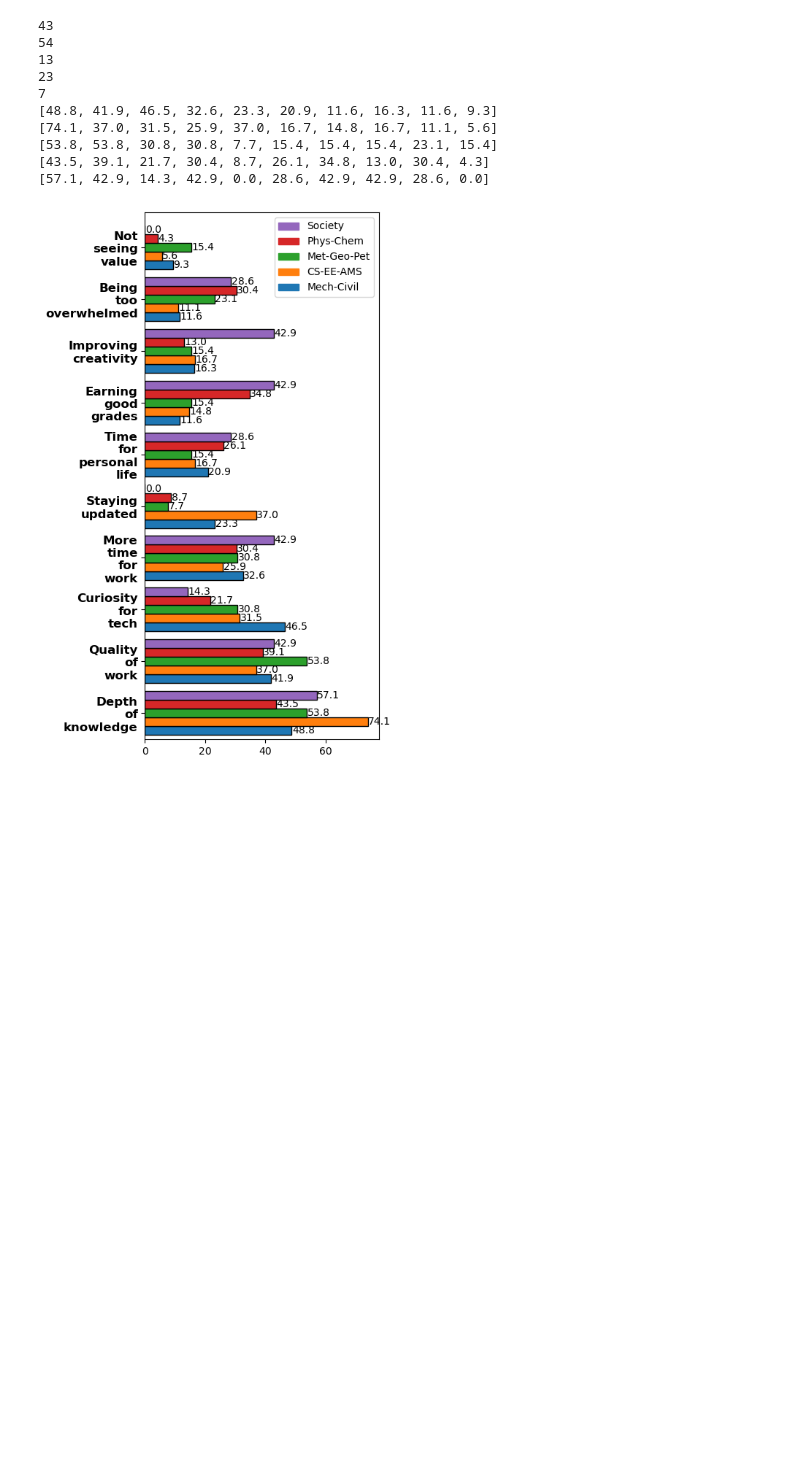
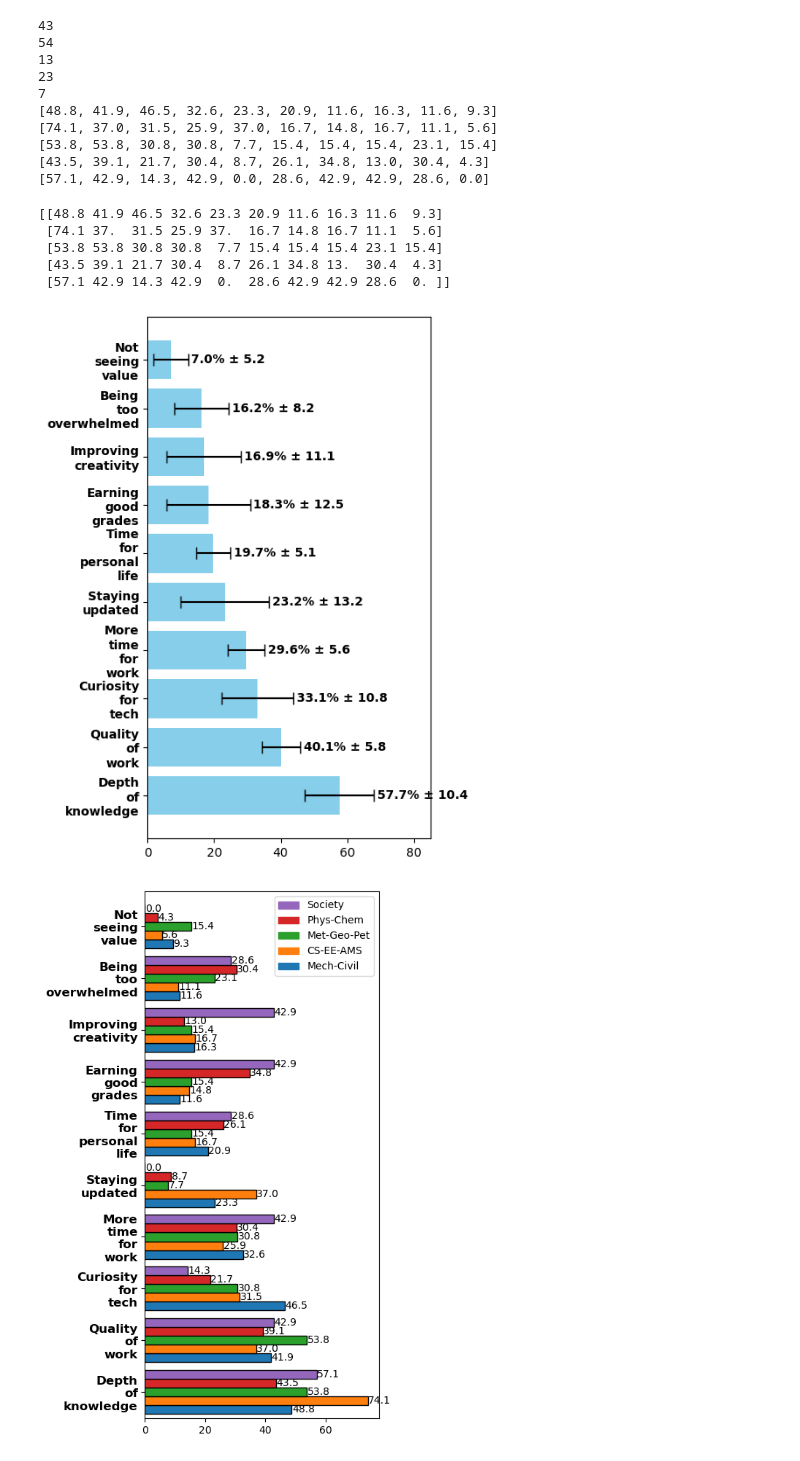
Before and after one commit to JesanOvi/GenAI-Survey-Analysis, a Jupyter notebook: note_books/main_notebook.ipynb, the cells around one changed output. Saved outputs shown, nothing was run; the diff lists cells and outputs as text; code cells hidden in the pictures; blank space fills up the shorter version.

```diff
--- a/note_books/main_notebook.ipynb
+++ b/note_books/main_notebook.ipynb
@@ -1046,3 +1153,23 @@ print(c1)
 # %% [output]
 [0, 4, 3, 2, 1, 0]
 [21, 18, 20, 14, 10, 9, 5, 7, 5, 4]
+# %%
+c1_copy = c1
+c2_copy = c2
+c3_copy = c3
+c4_copy = c4
+c5_copy = c5
+
+
+print(c1_copy)
+print(c2_copy)
+print(c3_copy)
+print(c4_copy)
+print(c5_copy)
+
+agg = aggregated_count(c1, c2, c3, c4, c5)
+#print(agg)
+
+for i in range (len(agg)):
+    agg[i] = round((agg[i]/(142)*100), 1)
+print(agg)
@@ -1090,6 +1224,25 @@ categories = [
     'Being too overwhelmed',     # Simplified from 'Being too overwhelmed'
     'Not seeing value'         # Simplified from 'Not seening value'
 ]
+# %%
+cluster = np.array([
+    c1,
+    c2,
+    c3,
+    c4,
+    c5
+])
+print(cluster)
+# %% [output]
+[[48.8 41.9 46.5 32.6 23.3 20.9 11.6 16.3 11.6  9.3]
+ [74.1 37.  31.5 25.9 37.  16.7 14.8 16.7 11.1  5.6]
+ [53.8 53.8 30.8 30.8  7.7 15.4 15.4 15.4 23.1 15.4]
+ [43.5 39.1 21.7 30.4  8.7 26.1 34.8 13.  30.4  4.3]
+ [57.1 42.9 14.3 42.9  0.  28.6 42.9 42.9 28.6  0. ]]
+# %%
+agggraph_white(categories, agg, cluster, "motivationar", figsize=(5, 6.5), fontsize=10)
+# %% [output]
+[figure, added]
 # %%
 grouped_bar_graph_horizontal_color_white(categories, c1, c2, c3, c4, c5, 'Motivayion of using LLM-powered chatbots', 5, 8)
 # %% [output]
```
Also changed, not shown: parts of 14 cells of this notebook.
